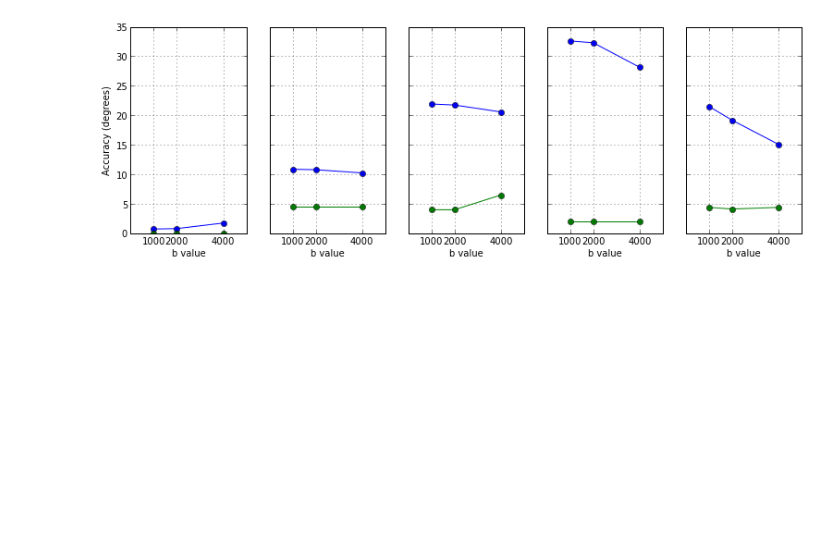
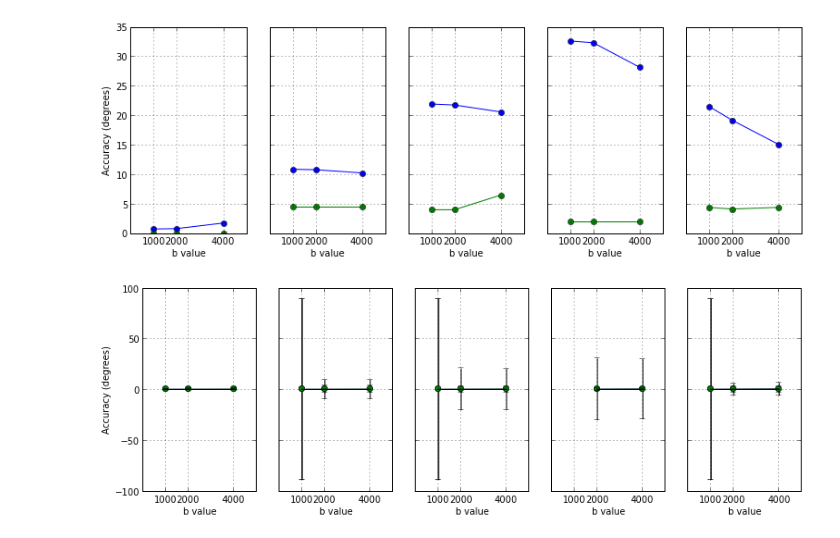
Before and after one commit to arokem/osmosis, a Jupyter notebook: doc/paper_figures/Figure8.ipynb, the cells around one changed output. Drawn from its saved outputs; the diff is of its cells as text; code cells hidden in the pictures; blank space fills up the shorter version.

```diff
--- a/doc/paper_figures/Figure8.ipynb
+++ b/doc/paper_figures/Figure8.ipynb
@@ -61,7 +65,7 @@ Loading from file: /Users/arokem/usr/lib/python2.7/site-packages/osmosis/data/SU
 # %%
 # Likewise here, we take the first fascicle to point at one of the vectors from the b=4000 measurement:
 vec1 = bvecs[-1][:, b_idx[-1][0]]
-R = geo.rodriguez_axis_rotation(ozu.null_space([vec1, -vec1, [0,0,0]])[:,0], 90)
+R = geo.rodrigues_axis_rotation(ozu.null_space([vec1, -vec1, [0,0,0]])[:,0], 90)
 vec2 = np.array(np.dot(R.T, vec1)).squeeze()
 n_bvecs=150
 # %%
@@ -95,7 +99,7 @@ for bval_idx in range(len(bvals)):
             odf_vecs = np.array([vec1, vec1])
         else:
             # Rotate around the null-space of the vector and its inverse:
-            R = geo.rodriguez_axis_rotation(ozu.null_space([vec1, -vec1, [0,0,0]])[:,0], angle)
+            R = geo.rodrigues_axis_rotation(ozu.null_space([vec1, -vec1, [0,0,0]])[:,0], angle)
             vec2 = np.array(np.dot(R.T, vec1)).squeeze()
             odf_vecs = np.array([vec1, vec2])
         for j, w in enumerate(weights):
@@ -111,7 +115,8 @@ sfm_pdd_rel = []
 sfm_pdd_acc = []
 dtm_pdd_rel = []
 dtm_pdd_acc = []
-
+sfm_rrmse = []
+dtm_rrmse = []
 
 alpha = 0.0005
 l1_ratio = 0.8
@@ -132,6 +137,8 @@ for bval_idx in range(len(bvals)):
     dtm_pdd_rel.append(np.zeros(vol[bval_idx].shape[:3] + (n_sims,)))
     sfm_pdd_acc.append(np.zeros(vol[bval_idx].shape[:3] + (n_sims,)))
     dtm_pdd_acc.append(np.zeros(vol[bval_idx].shape[:3] + (n_sims,)))
+    sfm_rrmse.append(np.zeros(vol[bval_idx].shape[:3] + (n_sims,)))
+    dtm_rrmse.append(np.zeros(vol[bval_idx].shape[:3] + (n_sims,)))
 
     for sim_idx in xrange(n_sims):
 
@@ -207,6 +214,8 @@ for bval_idx in range(len(bvals)):
 
                     dtm_pdd_rel[bval_idx][i,j,k,sim_idx] = np.min([this_dt_ang, 180-this_dt_ang])
 
+                    dtm_rrmse[bval_idx][i,j,k,sim_idx] = oza.relative_rmse(TM1, TM2)[i,j,k]
+                    sfm_rrmse[bval_idx][i,j,k,sim_idx] = oza.relative_rmse(SFM1, SFM2)[i,j,k]
 
     TM2keep.append(TM1)
     SFM2keep.append(SFM1)
@@ -217,22 +246,31 @@ median_rel_sfm = []
 median_rel_dtm = []
 median_acc_sfm = []
 median_acc_dtm = []
+median_rrmse_sfm = []
+median_rrmse_dtm = []
 
 median_rel_sfm_e = []
 median_rel_dtm_e = []
 median_acc_sfm_e = []
 median_acc_dtm_e = []
+median_rrmse_sfm_e = []
+median_rrmse_dtm_e = []
 
 for bval_idx in range(len(bvals)):
     median_rel_sfm.append(np.zeros(sfm_pdd_rel[bval_idx].shape[:2]))
     median_rel_dtm.append(np.zeros(dtm_pdd_rel[bval_idx].shape[:2]))
     median_acc_sfm.append(np.zeros(sfm_pdd_acc[bval_idx].shape[:2]))
     median_acc_dtm.append(np.zeros(dtm_pdd_acc[bval_idx].shape[:2]))
+    median_rrmse_sfm.append(np.zeros(sfm_rrmse[bval_idx].shape[:2]))
+    median_rrmse_dtm.append(np.zeros(dtm_rrmse[bval_idx].shape[:2]))
+
 
     median_rel_sfm_e.append(np.zeros(sfm_pdd_rel[bval_idx].shape[:2]))
     median_rel_dtm_e.append(np.zeros(dtm_pdd_rel[bval_idx].shape[:2]))
     median_acc_sfm_e.append(np.zeros(sfm_pdd_acc[bval_idx].shape[:2]))
     median_acc_dtm_e.append(np.zeros(dtm_pdd_acc[bval_idx].shape[:2]))
+    median_rrmse_sfm_e.append(np.zeros(sfm_rrmse[bval_idx].shape[:2]))
+    median_rrmse_dtm_e.append(np.zeros(dtm_rrmse[bval_idx].shape[:2]))
 
     for i, angle in enumerate(angles):
             for j, w in enumerate(weights):
@@ -241,21 +279,29 @@ for bval_idx in range(len(bvals)):
                     median_rel_dtm[-1][i,j] = stats.nanmedian(dtm_pdd_rel[bval_idx][i,j,k,:])
                     median_acc_sfm[-1][i,j] = stats.nanmedian(sfm_pdd_acc[bval_idx][i,j,k,:])
                     median_acc_dtm[-1][i,j] = stats.nanmedian(dtm_pdd_acc[bval_idx][i,j,k,:])
+                    median_rrmse_sfm[-1][i,j] = stats.nanmedian(sfm_rrmse[bval_idx][i,j,k,:])
+                    median_rrmse_dtm[-1][i,j] = stats.nanmedian(dtm_rrmse[bval_idx][i,j,k,:])
 
                     median_rel_sfm_e[-1][i,j] = stats.scoreatpercentile(sfm_pdd_rel[bval_idx][i,j,k,:], 84) - stats.scoreatpercentile(sfm_pdd_rel[bval_idx][i,j,k,:], 16)
                     median_rel_dtm_e[-1][i,j] = stats.scoreatpercentile(dtm_pdd_rel[bval_idx][i,j,k,:], 84) - stats.scoreatpercentile(dtm_pdd_rel[bval_idx][i,j,k,:], 16)
                     median_acc_sfm_e[-1][i,j] = stats.scoreatpercentile(sfm_pdd_acc[bval_idx][i,j,k,:], 84) - stats.scoreatpercentile(sfm_pdd_acc[bval_idx][i,j,k,:], 16)
                     median_acc_dtm_e[-1][i,j] = stats.scoreatpercentile(dtm_pdd_acc[bval_idx][i,j,k,:], 84) - stats.scoreatpercentile(dtm_pdd_acc[bval_idx][i,j,k,:], 16)
+                    median_rrmse_sfm_e[-1][i,j] = stats.scoreatpercentile(sfm_rrmse[bval_idx][i,j,k,:], 84) - stats.scoreatpercentile(sfm_pdd_acc[bval_idx][i,j,k,:], 16)
+                    median_rrmse_dtm_e[-1][i,j] = stats.scoreatpercentile(dtm_rrmse[bval_idx][i,j,k,:], 84) - stats.scoreatpercentile(dtm_pdd_acc[bval_idx][i,j,k,:], 16)
 
 median_rel_sfm = np.array(median_rel_sfm)
 median_rel_dtm = np.array(median_rel_dtm)
 median_acc_sfm = np.array(median_acc_sfm)
 median_acc_dtm = np.array(median_acc_dtm)
+median_rrmse_sfm = np.array(median_rrmse_sfm)
+median_rrmse_dtm = np.array(median_rrmse_dtm)
 
 median_rel_sfm_e = np.array(median_rel_sfm_e)
 median_rel_dtm_e = np.array(median_rel_dtm_e)
 median_acc_sfm_e = np.array(median_acc_sfm_e)
 median_acc_dtm_e = np.array(median_acc_dtm_e)
+median_rrmse_sfm_e = np.array(median_rrmse_sfm_e)
+median_rrmse_dtm_e = np.array(median_rrmse_dtm_e)
 # %%
 for yy, w_bal in enumerate(weights):
     fig = plt.figure()
@@ -323,3 +369,22 @@ for yy, w_bal in enumerate(weights):
     fig.savefig('figures/sim_acc.svg')
 # %% [output]
 [figure]
+# %%
+for yy, w_bal in enumerate(weights):
+    fig, ax = plt.subplots(1,len(angles), sharex=True, sharey=True)
+    for xx, ang in enumerate(angles):
+        ax[xx].plot(bvals_to_test, median_rrmse_dtm[:, xx, yy],'o-', label='Tensor')
+        ax[xx].plot(bvals_to_test, median_rrmse_sfm[:, xx, yy],'o-', label='SFM')
+        ax[xx].errorbar(bvals_to_test, median_rrmse_dtm[:,xx,0], color='k', yerr=median_rrmse_dtm_e[:,xx,0])
+        ax[xx].errorbar(bvals_to_test, median_rrmse_sfm[:,xx,0], color='k', yerr=median_rrmse_sfm_e[:,xx,0])
+        ax[xx].set_xticks([1000, 2000, 4000])
+        ax[xx].set_xlim([0, 5000])
+        #ax[xx].text(675, 42, str(int(ang)))
+        ax[xx].grid()
+        ax[xx].set_xlabel('b value')
+    ax[0].set_ylabel('Accuracy (degrees)')
+    #ax[-1].legend()
+    fig.set_size_inches([13, 4])
+    fig.savefig('figures/sim_acc.svg')
+# %% [output]
+[figure, added]
```
Also changed, not shown: parts of 4 cells of this notebook, 1 other file.
